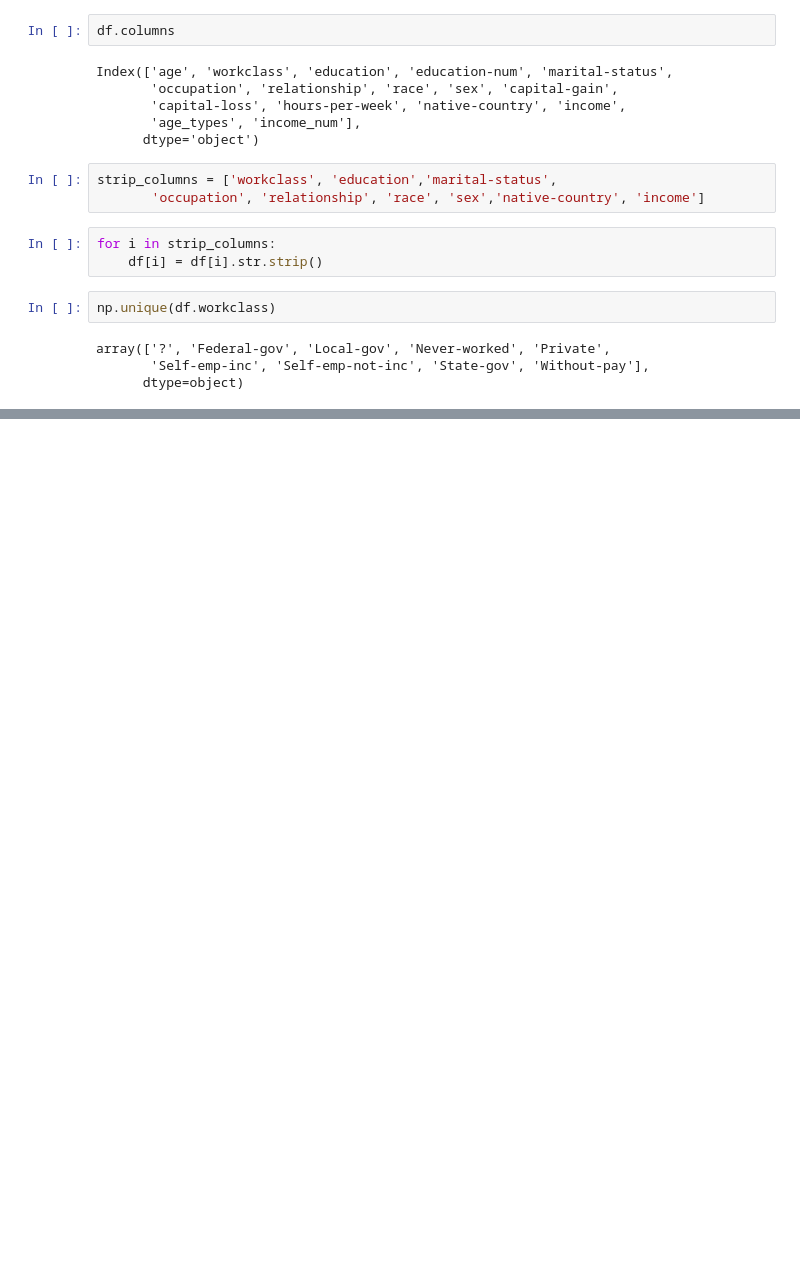
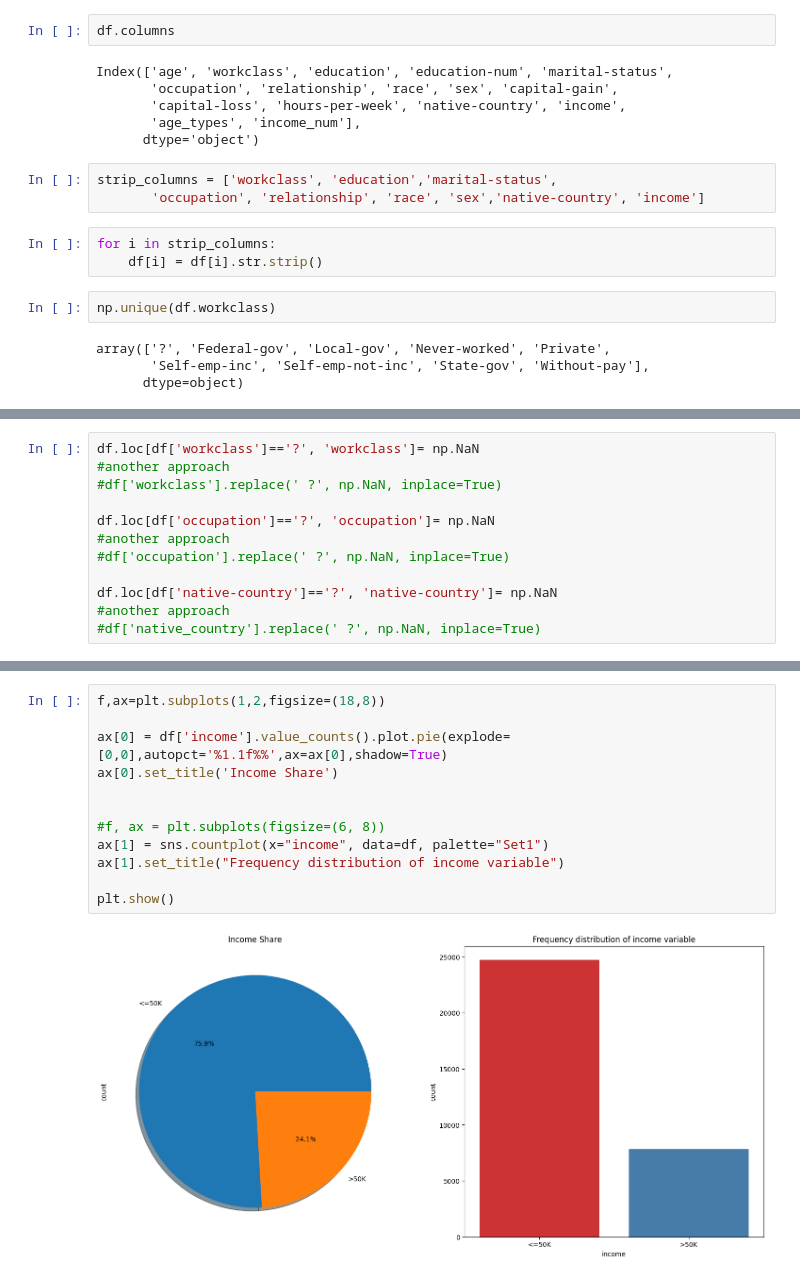
Before and after one commit to Kunal0026/Machine_Learning_Algorithm_Practice, a Jupyter notebook: Support_Vector_Machine/SVM_Income_Evaluation.ipynb, the cells around one changed output, grey strips where cells are left out. Cells and saved outputs as stored; diff of their text form; blank space fills up the shorter version.

```diff
--- a/Support_Vector_Machine/SVM_Income_Evaluation.ipynb
+++ b/Support_Vector_Machine/SVM_Income_Evaluation.ipynb
@@ -157,0 +248,12 @@ array(['?', 'Federal-gov', 'Local-gov', 'Never-worked', 'Private',
+# %%
+df.loc[df['workclass']=='?', 'workclass']= np.NaN
+#another approach
+#df['workclass'].replace(' ?', np.NaN, inplace=True)
+
+df.loc[df['occupation']=='?', 'occupation']= np.NaN
+#another approach
+#df['occupation'].replace(' ?', np.NaN, inplace=True)
+
+df.loc[df['native-country']=='?', 'native-country']= np.NaN
+#another approach
+#df['native_country'].replace(' ?', np.NaN, inplace=True)
@@ -157,0 +307,14 @@ array(['?', 'Federal-gov', 'Local-gov', 'Never-worked', 'Private',
+# %%
+f,ax=plt.subplots(1,2,figsize=(18,8))
+
+ax[0] = df['income'].value_counts().plot.pie(explode=[0,0],autopct='%1.1f%%',ax=ax[0],shadow=True)
+ax[0].set_title('Income Share')
+
+
+#f, ax = plt.subplots(figsize=(6, 8))
+ax[1] = sns.countplot(x="income", data=df, palette="Set1")
+ax[1].set_title("Frequency distribution of income variable")
+
+plt.show()
+# %% [output]
+[figure, added]
```
Also changed, not shown: parts of 47 cells of this notebook.
